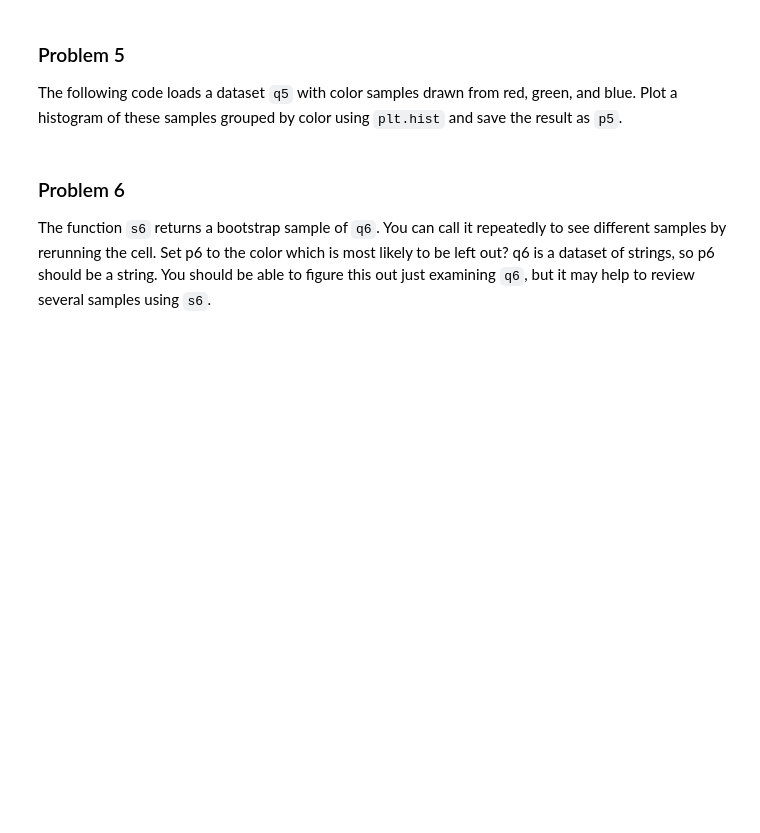
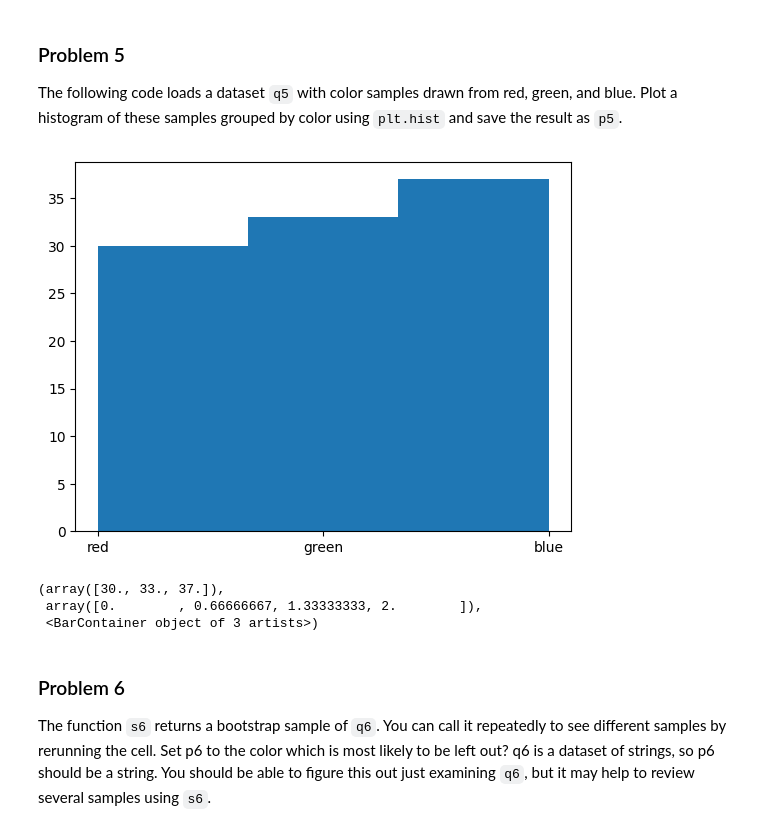
Before and after one commit to carlos00002/DX601, a Jupyter notebook: homework/dx601-homework-02-main/homework.ipynb, the cells around one changed output. Saved outputs shown, nothing was run; the diff lists cells and outputs as text; code cells hidden in the pictures; blank space fills up the shorter version.

```diff
--- a/homework/dx601-homework-02-main/homework.ipynb
+++ b/homework/dx601-homework-02-main/homework.ipynb
@@ -105,9 +116,15 @@ q5 = ['red', 'green', 'green', 'blue', 'blue', 'red', 'blue', 'blue', 'red', 'bl
 # %%
 # YOUR CHANGES HERE
 
-p5 = plt.hist(...)
+p5 = plt.hist(q5, bins = 3)
+# %% [output]
+[figure, added]
 # %%
 p5
+# %% [output]
+(array([30., 33., 37.]),
+ array([0.        , 0.66666667, 1.33333333, 2.        ]),
+ <BarContainer object of 3 artists>)
 # %% [markdown]
 ### Problem 6
 
```
Also changed, not shown: parts of 22 cells of this notebook.
